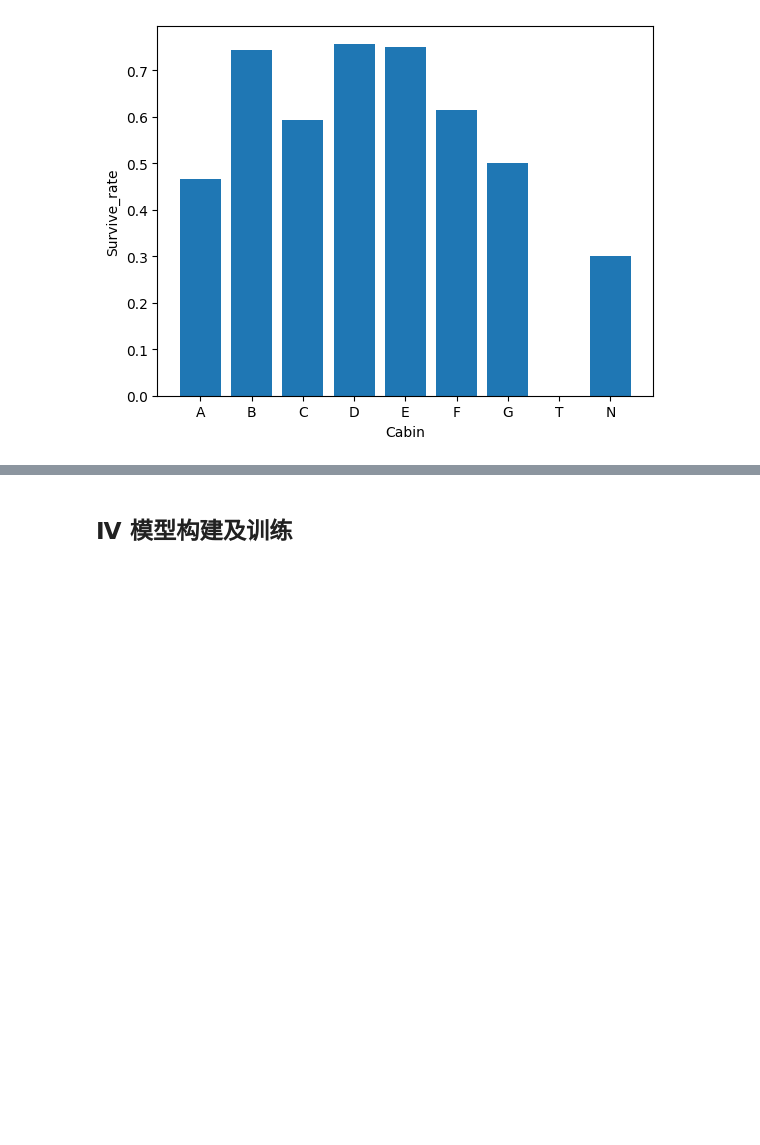
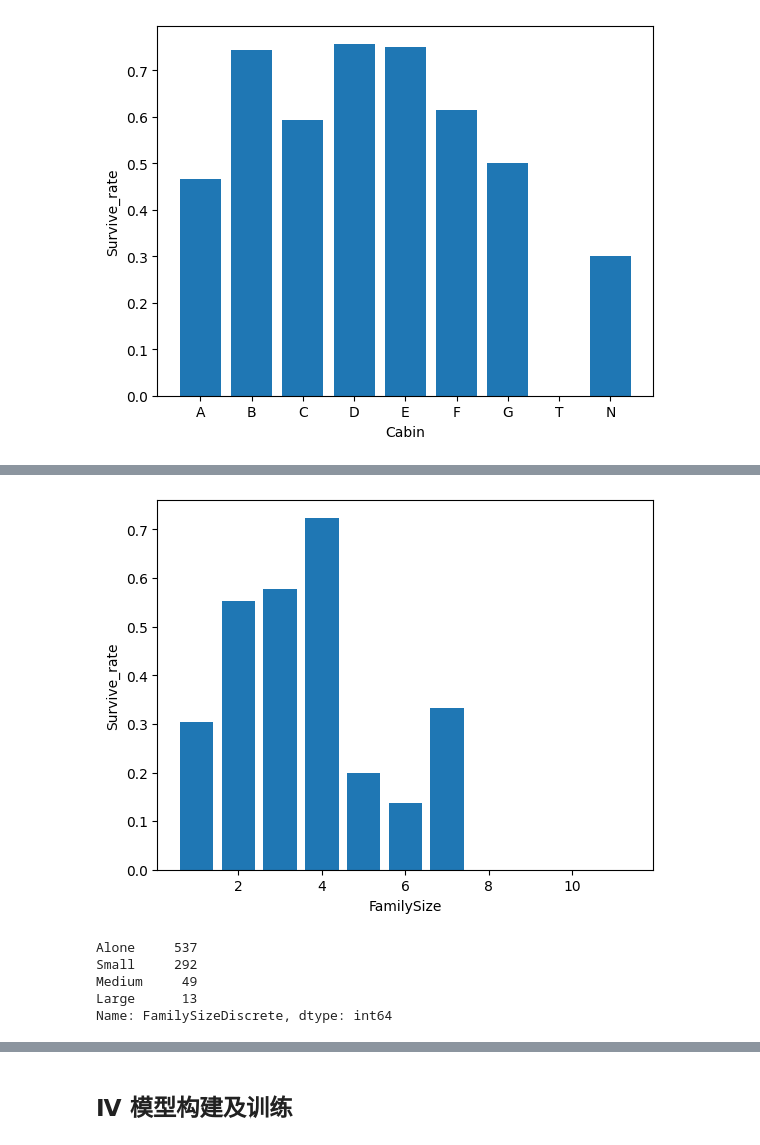
Before and after one commit to yuanmengqi/Titanic_prediction, a Jupyter notebook: Titanic.ipynb, the cells around one changed output, grey strips where cells are left out. Cells and saved outputs as stored; diff of their text form; code cells hidden in the pictures; blank space fills up the shorter version.

```diff
--- a/Titanic.ipynb
+++ b/Titanic.ipynb
@@ -387,0 +396,4 @@ train_data.head(1)
+# %%
+# 创建新特征：家庭成员数
+train_data['FamilySize'] = train_data['SibSp'] + train_data['Parch'] + 1
+train_data['FamilySize'].value_counts()
@@ -387,0 +411,29 @@ train_data.head(1)
+# %%
+survived_rate_1 = train_data[train_data.FamilySize == 1][train_data[train_data.FamilySize == 1].Survived == 1].shape[0] / train_data[train_data.FamilySize == 1].shape[0]
+survived_rate_2 = train_data[train_data.FamilySize == 2][train_data[train_data.FamilySize == 2].Survived == 1].shape[0] / train_data[train_data.FamilySize == 2].shape[0]
+survived_rate_3 = train_data[train_data.FamilySize == 3][train_data[train_data.FamilySize == 3].Survived == 1].shape[0] / train_data[train_data.FamilySize == 3].shape[0]
+survived_rate_4 = train_data[train_data.FamilySize == 4][train_data[train_data.FamilySize == 4].Survived == 1].shape[0] / train_data[train_data.FamilySize == 4].shape[0]
+survived_rate_5 = train_data[train_data.FamilySize == 5][train_data[train_data.FamilySize == 5].Survived == 1].shape[0] / train_data[train_data.FamilySize == 5].shape[0]
+survived_rate_6 = train_data[train_data.FamilySize == 6][train_data[train_data.FamilySize == 6].Survived == 1].shape[0] / train_data[train_data.FamilySize == 6].shape[0]
+survived_rate_7 = train_data[train_data.FamilySize == 7][train_data[train_data.FamilySize == 7].Survived == 1].shape[0] / train_data[train_data.FamilySize == 7].shape[0]
+survived_rate_8 = train_data[train_data.FamilySize == 8][train_data[train_data.FamilySize == 8].Survived == 1].shape[0] / train_data[train_data.FamilySize == 8].shape[0]
+survived_rate_11 = train_data[train_data.FamilySize == 11][train_data[train_data.FamilySize == 11].Survived == 1].shape[0] / train_data[train_data.FamilySize == 11].shape[0]
+plt.bar([1,2,3,4,5,6,7,8,11],[survived_rate_1,survived_rate_2,survived_rate_3,survived_rate_4,survived_rate_5,survived_rate_6,survived_rate_7,survived_rate_8,survived_rate_11])
+plt.xlabel('FamilySize')
+plt.ylabel('Survive_rate')
+plt.show()
+# %% [output]
+[figure, added]
+# %%
+# 观察到家庭成员数为2~4时存活率较高，因此将家庭成员数分为4类：独自，小家庭，中等家庭，大家庭
+train_data['FamilySizeDiscrete'] = np.where((train_data['FamilySize'] == 1), 'Alone', '')
+train_data['FamilySizeDiscrete'] = np.where((train_data['FamilySize'] >= 2) & (train_data['FamilySize'] <= 4), 'Small', train_data['FamilySizeDiscrete'])
+train_data['FamilySizeDiscrete'] = np.where((train_data['FamilySize'] >= 5) & (train_data['FamilySize'] <= 7), 'Medium', train_data['FamilySizeDiscrete'])
+train_data['FamilySizeDiscrete'] = np.where((train_data['FamilySize'] >= 8), 'Large', train_data['FamilySizeDiscrete'])
+train_data['FamilySizeDiscrete'].value_counts()
+# %% [output]
+Alone     537
+Small     292
+Medium     49
+Large      13
+Name: FamilySizeDiscrete, dtype: int64
```
Also changed, not shown: parts of 12 cells of this notebook.
